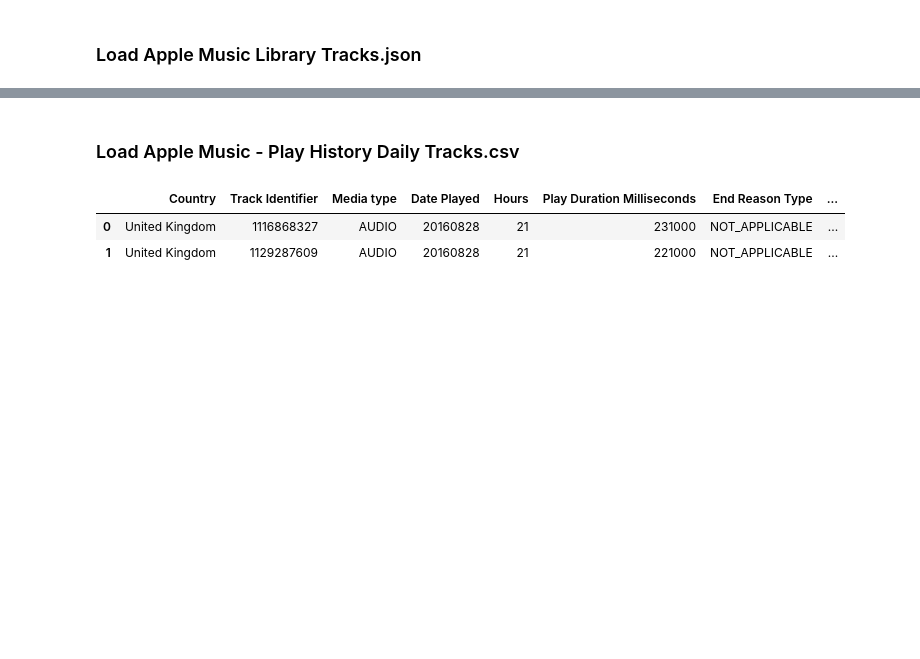
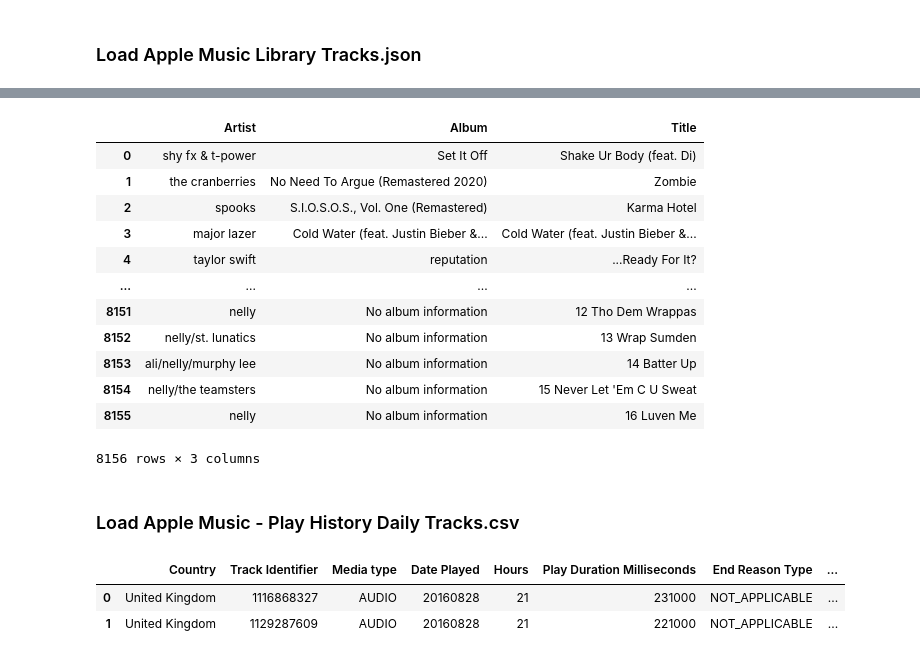
Before and after one commit to ftaylor101/spotify, a Jupyter notebook: apple_vis.ipynb, the cells around one changed output, grey strips where cells are left out. Cells and saved outputs as stored; diff of their text form; code cells hidden in the pictures; blank space fills up the shorter version.

```diff
--- a/apple_vis.ipynb
+++ b/apple_vis.ipynb
@@ -65,3 +225,21 @@ def get_genre(artist: str) -> list:
+# %%
+artist_album_song_df = pd.concat([artist_album_song_df, nan_rows_df], ignore_index=True)
+# %%
+artist_album_song_df
+# %% [output]
+|  | Artist | Album | Title |
+| 0 | shy fx & t-power | Set It Off | Shake Ur Body (feat. Di) |
+| 1 | the cranberries | No Need To Argue (Remastered 2020) | Zombie |
+| 2 | spooks | S.I.O.S.O.S., Vol. One (Remastered) | Karma Hotel |
+| 3 | major lazer | Cold Water (feat. Justin Bieber &... | Cold Water (feat. Justin Bieber &... |
+| 4 | taylor swift | reputation | ...Ready For It? |
+| ... | ... | ... | ... |
+| 8151 | nelly | No album information | 12 Tho Dem Wrappas |
+| 8152 | nelly/st. lunatics | No album information | 13 Wrap Sumden |
+| 8153 | ali/nelly/murphy lee | No album information | 14 Batter Up |
+| 8154 | nelly/the teamsters | No album information | 15 Never Let 'Em C U Sweat |
+| 8155 | nelly | No album information | 16 Luven Me |
+8156 rows × 3 columns
 # %% [markdown]
 ### Load Apple Music - Play History Daily Tracks.csv
 # %%
```
Also changed, not shown: parts of 56 cells of this notebook.
